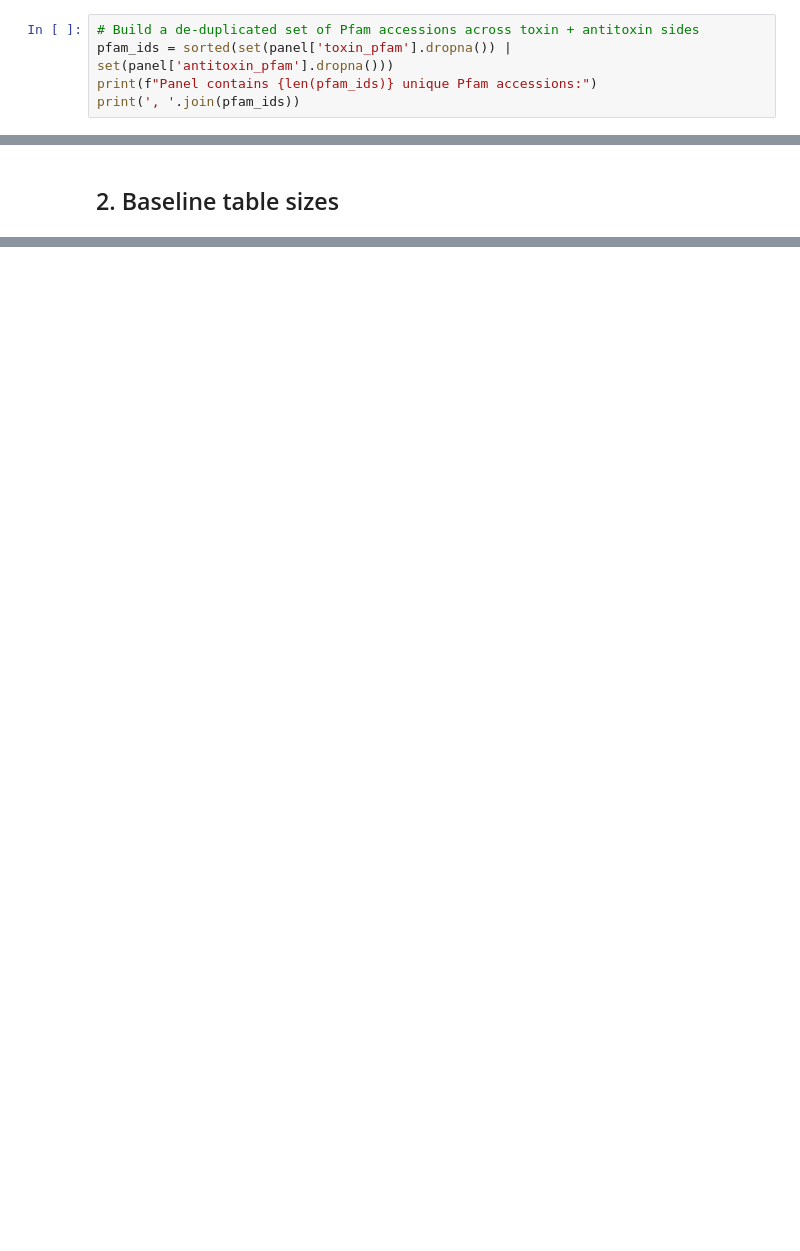
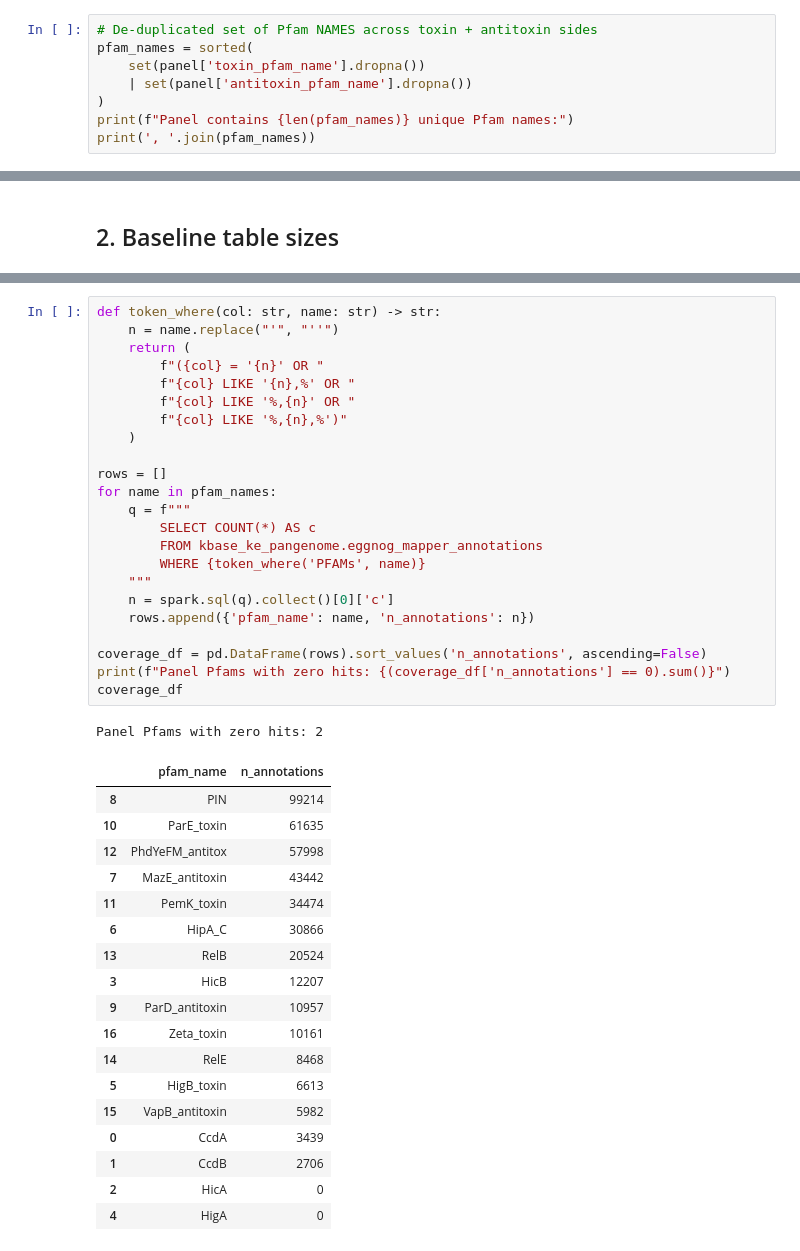
Before and after one commit to beril-doe/BERIL-research-observatory, a Jupyter notebook: projects/toxin_antitoxin_lifestyle/notebooks/NB01_ta_pfam_extraction.ipynb, the cells around one changed output, grey strips where cells are left out. Saved outputs shown, nothing was run; the diff lists cells and outputs as text; blank space fills up the shorter version.

```diff
--- a/projects/toxin_antitoxin_lifestyle/notebooks/NB01_ta_pfam_extraction.ipynb
+++ b/projects/toxin_antitoxin_lifestyle/notebooks/NB01_ta_pfam_extraction.ipynb
@@ -27,5 +44,8 @@ panel
 # %%
-# Build a de-duplicated set of Pfam accessions across toxin + antitoxin sides
-pfam_ids = sorted(set(panel['toxin_pfam'].dropna()) | set(panel['antitoxin_pfam'].dropna()))
-print(f"Panel contains {len(pfam_ids)} unique Pfam accessions:")
-print(', '.join(pfam_ids))
+# De-duplicated set of Pfam NAMES across toxin + antitoxin sides
+pfam_names = sorted(
+    set(panel['toxin_pfam_name'].dropna())
+    | set(panel['antitoxin_pfam_name'].dropna())
+)
+print(f"Panel contains {len(pfam_names)} unique Pfam names:")
+print(', '.join(pfam_names))
@@ -70,0 +71,43 @@ The `gene_cluster` table gives us `is_core` (bool) and `gtdb_species_clade_id` p
+# %%
+def token_where(col: str, name: str) -> str:
+    n = name.replace("'", "''")
+    return (
+        f"({col} = '{n}' OR "
+        f"{col} LIKE '{n},%' OR "
+        f"{col} LIKE '%,{n}' OR "
+        f"{col} LIKE '%,{n},%')"
+    )
+
+rows = []
+for name in pfam_names:
+    q = f"""
+        SELECT COUNT(*) AS c
+        FROM kbase_ke_pangenome.eggnog_mapper_annotations
+        WHERE {token_where('PFAMs', name)}
+    """
+    n = spark.sql(q).collect()[0]['c']
+    rows.append({'pfam_name': name, 'n_annotations': n})
+
+coverage_df = pd.DataFrame(rows).sort_values('n_annotations', ascending=False)
+print(f"Panel Pfams with zero hits: {(coverage_df['n_annotations'] == 0).sum()}")
+coverage_df
+# %% [output]
+Panel Pfams with zero hits: 2
+|  | pfam_name | n_annotations |
+| 8 | PIN | 99214 |
+| 10 | ParE_toxin | 61635 |
+| 12 | PhdYeFM_antitox | 57998 |
+| 7 | MazE_antitoxin | 43442 |
+| 11 | PemK_toxin | 34474 |
+| 6 | HipA_C | 30866 |
+| 13 | RelB | 20524 |
+| 3 | HicB | 12207 |
+| 9 | ParD_antitoxin | 10957 |
+| 16 | Zeta_toxin | 10161 |
+| 14 | RelE | 8468 |
+| 5 | HigB_toxin | 6613 |
+| 15 | VapB_antitoxin | 5982 |
+| 0 | CcdA | 3439 |
+| 1 | CcdB | 2706 |
+| 2 | HicA | 0 |
+| 4 | HigA | 0 |
```
Also changed, not shown: parts of 35 cells of this notebook, 11 other files.
